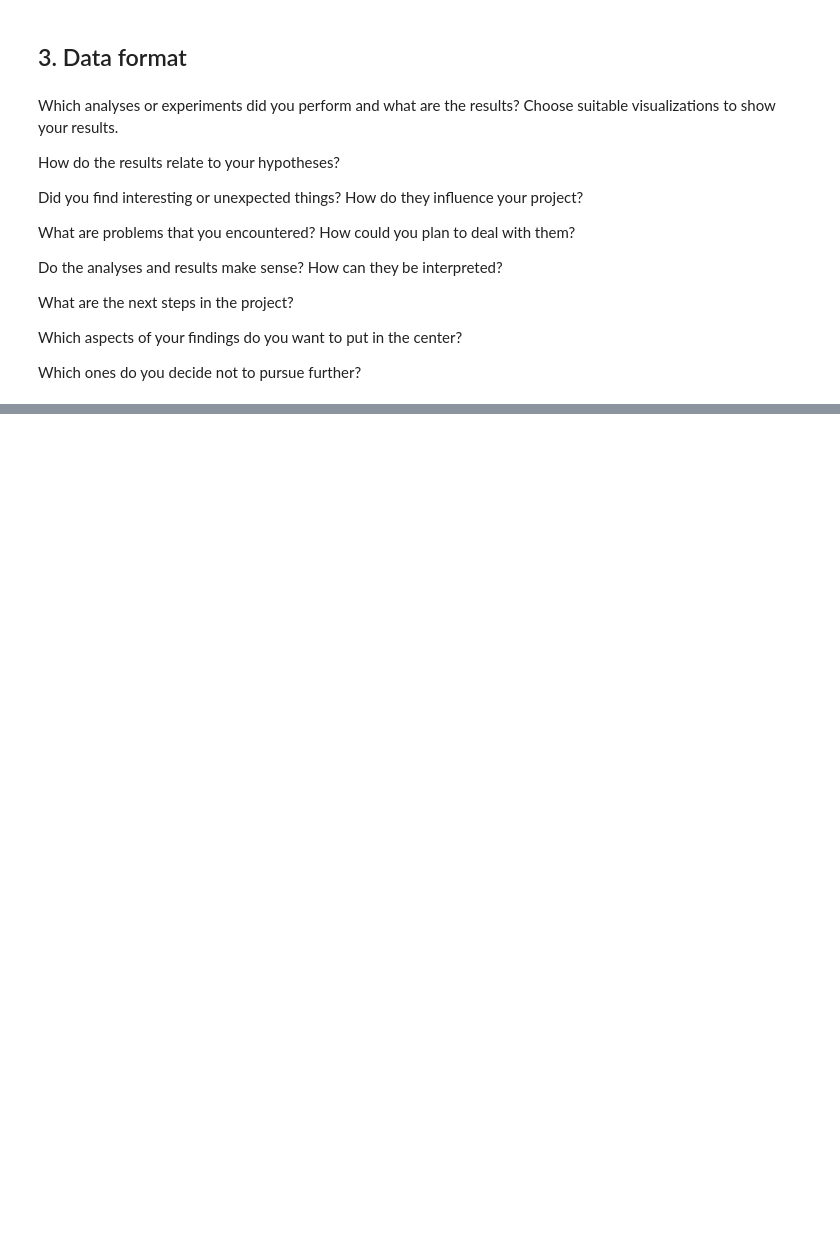
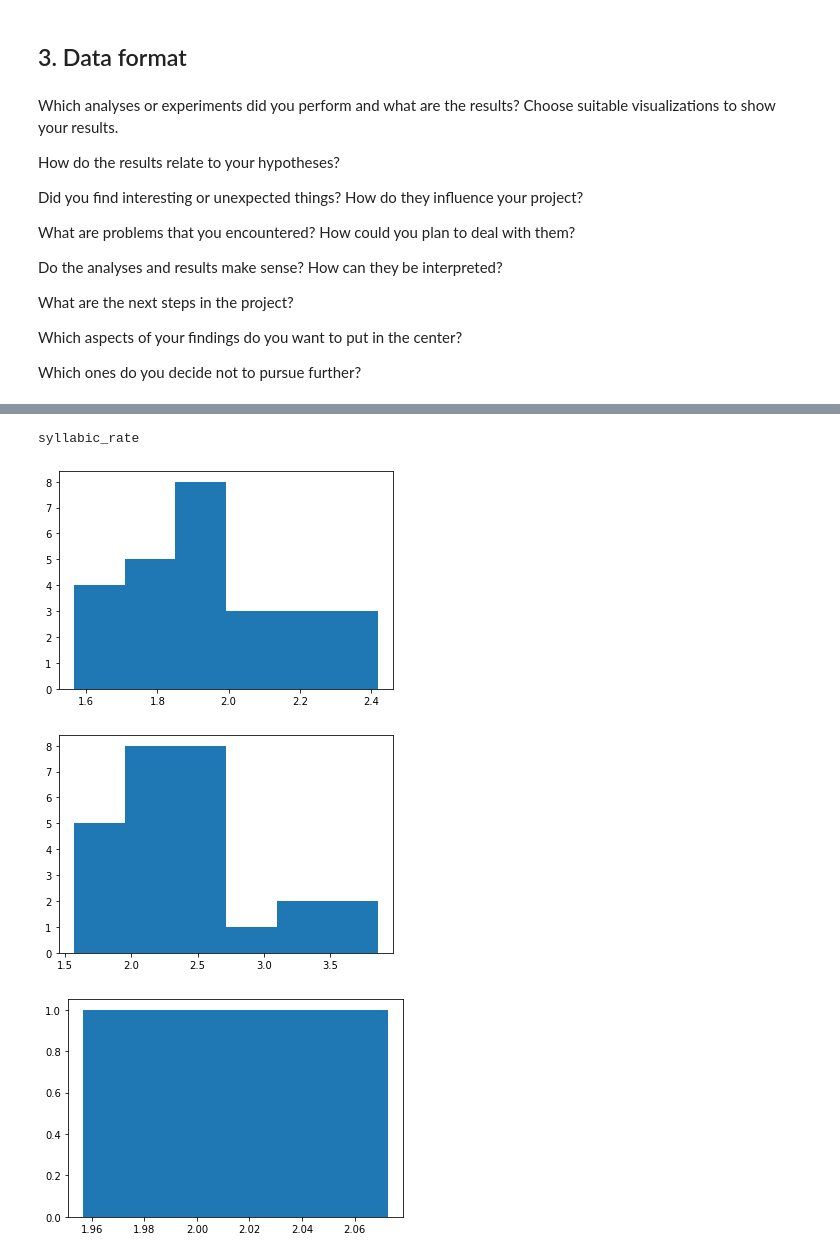
Before and after one commit to haeeunkim/dh401, a Jupyter notebook: analysis.ipynb, the cells around one changed output, grey strips where cells are left out. Cells and saved outputs as stored; diff of their text form; code cells hidden in the pictures; blank space fills up the shorter version.

```diff
--- a/analysis.ipynb
+++ b/analysis.ipynb
@@ -281,0 +359,13 @@ plt.show()
+# %%
+features = ['syllabic_rate']
+for feature in features:
+    print(feature)
+
+    for d in df_list:
+        plt.hist(d[feature], bins='auto')
+        plt.show()
+# %% [output]
+syllabic_rate
+[figure, added]
+[figure, added]
+[figure, added]
```
Also changed, not shown: parts of 18 cells of this notebook, 42 other files.
